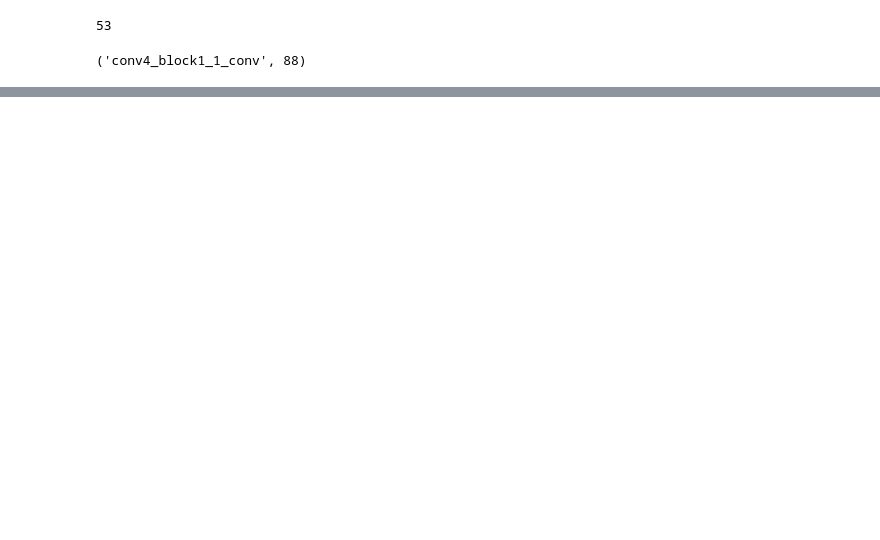
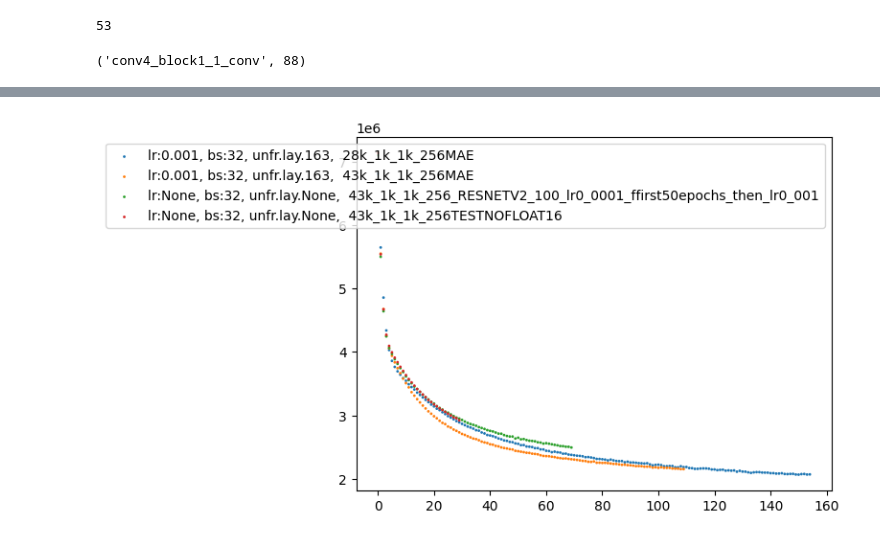
Before and after one commit to AmosDinh/BikePricePredict, a Jupyter notebook: BikePricePredict.ipynb, the cells around one changed output, grey strips where cells are left out. Drawn from its saved outputs; the diff is of its cells as text; code cells hidden in the pictures; blank space fills up the shorter version.

```diff
--- a/BikePricePredict.ipynb
+++ b/BikePricePredict.ipynb
@@ -332,20 +339,23 @@ def plot_loss(unfrozen_layers=None, lr:str=None, batch_size=None, minus_epochsta
 # %%
 (
 #plot_loss(163, '0.001', batch_size=32),
 ''' plot_loss(88, '0.001', batch_size=32),
 plot_loss(163, '0.0001', batch_size=32),
 plot_loss(163, '0.001', batch_size=128),
 plot_loss(163, '0.003', minus_epochstart=100, batch_size=128),
  ''',
 
 
 #plot_loss(163, '0.001', batch_size=32, custom_tag='moredata'),
 plot_loss(163, '0.001', batch_size=32, custom_tag='28k_1k_1k_256MAE'),
 plot_loss(163, '0.001', batch_size=32, custom_tag='43k_1k_1k_256MAE'),
 
 plot_loss( batch_size=32, custom_tag='43k_1k_1k_256_RESNETV2_100_lr0_0001_ffirst50epochs_then_lr0_001'),
+plot_loss( batch_size=32, custom_tag='43k_1k_1k_256TESTNOFLOAT16'),
 )
 plt.savefig(DRIVE_FOLDER+'temp.png')
+# %% [output]
+[figure, added]
 # %%
 # best lr 0.001, best bs 32 (128, 32)
 # 88 vs 163 (first pos of unfreeze) does not make a big difference
```
Also changed, not shown: parts of 6 cells of this notebook.
